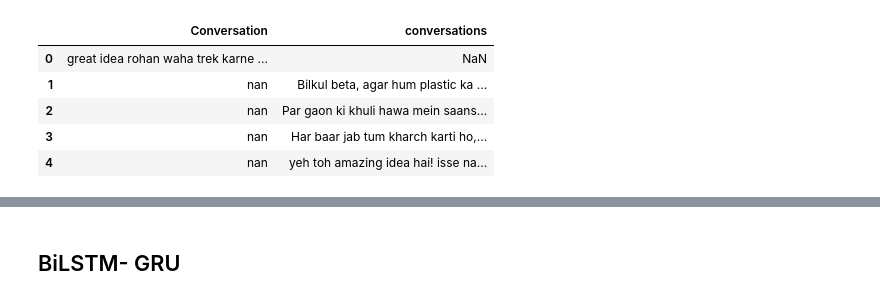
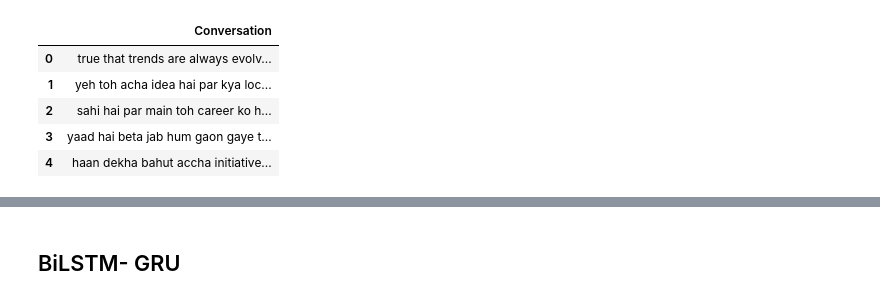
Before and after one commit to Deebh/Contextual-Word-Prediction, a Jupyter notebook: hieMP.ipynb, the cells around one changed output, grey strips where cells are left out. Drawn from its saved outputs; the diff is of its cells as text; code cells hidden in the pictures.

```diff
--- a/hieMP.ipynb
+++ b/hieMP.ipynb
@@ -50,24 +65,13 @@ df.head()
-# %%
-#PREPROCESS
-import re
-
-def preprocess_text(text):
-    text = text.lower()  # Convert to lowercase
-    text = re.sub(r"http\S+|www\S+|https\S+", "", text, flags=re.MULTILINE)  # Remove URLs
-    text = re.sub(r"[^\w\s]", "", text)  # Remove punctuation
-    text = re.sub(r"\s+", " ", text).strip()  # Remove extra spaces
-    return text
-
-# Apply preprocessing to the conversation column
-df["Conversation"] = df["Conversation"].astype(str).apply(preprocess_text)
-
-# Display cleaned text
-df.head()
-# %% [output]
-|  | Conversation | conversations |
-| 0 | great idea rohan waha trek karne ... | NaN |
-| 1 | nan | Bilkul beta, agar hum plastic ka ... |
-| 2 | nan | Par gaon ki khuli hawa mein saans... |
-| 3 | nan | Har baar jab tum kharch karti ho,... |
-| 4 | nan | yeh toh amazing idea hai! isse na... |
+# %%
+# Load and preprocess the unseen validation set
+unseen_df = pd.read_csv("unseen_validation_set.csv")
+unseen_df["Conversation"] = unseen_df["Conversation"].astype(str).apply(preprocess_text)
+unseen_df.head()
+# %% [output]
+|  | Conversation |
+| 0 | true that trends are always evolv... |
+| 1 | yeh toh acha idea hai par kya loc... |
+| 2 | sahi hai par main toh career ko h... |
+| 3 | yaad hai beta jab hum gaon gaye t... |
+| 4 | haan dekha bahut accha initiative... |
 # %%
```
Also changed, not shown: parts of 26 cells of this notebook, 8 other files.
